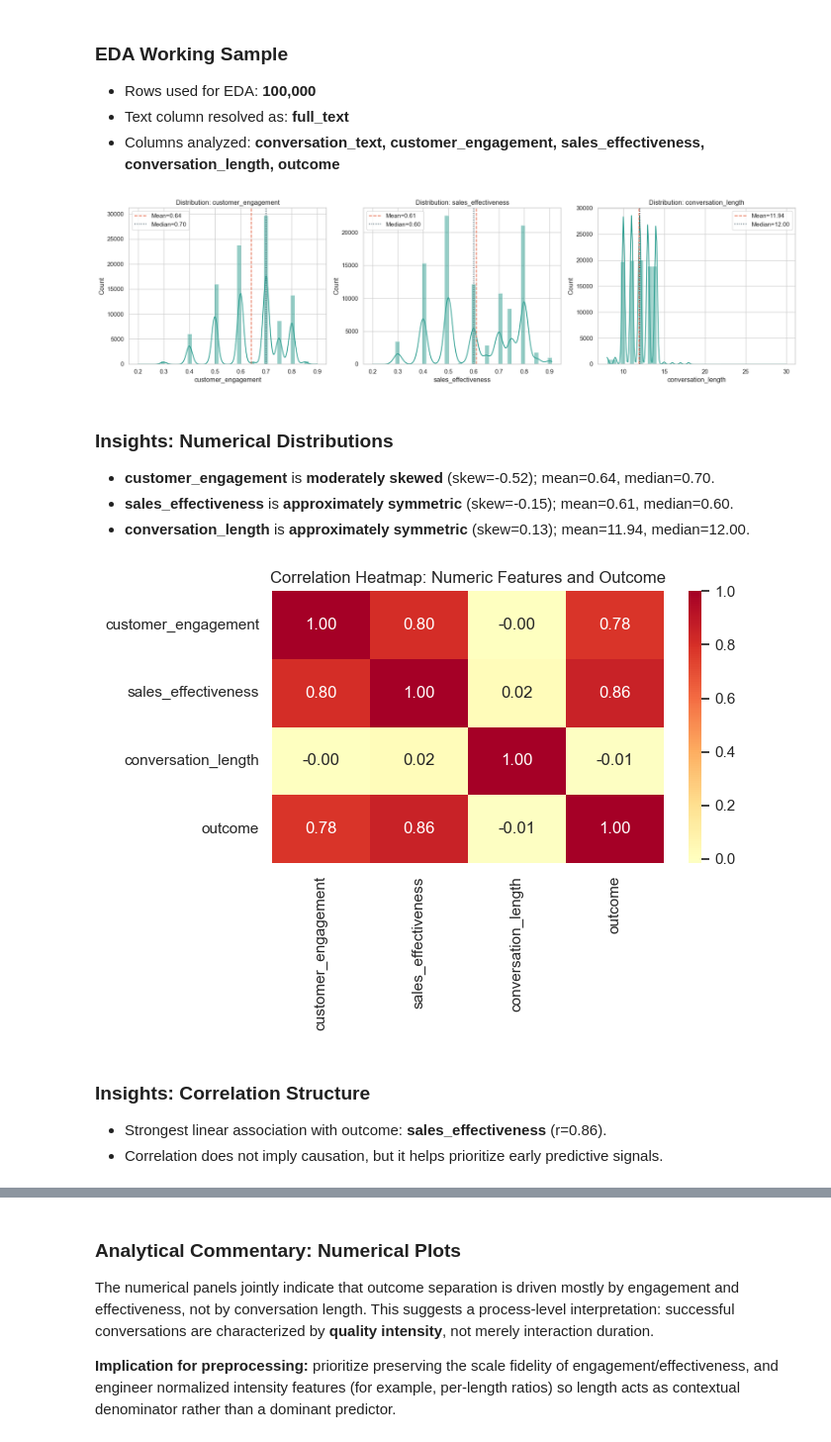
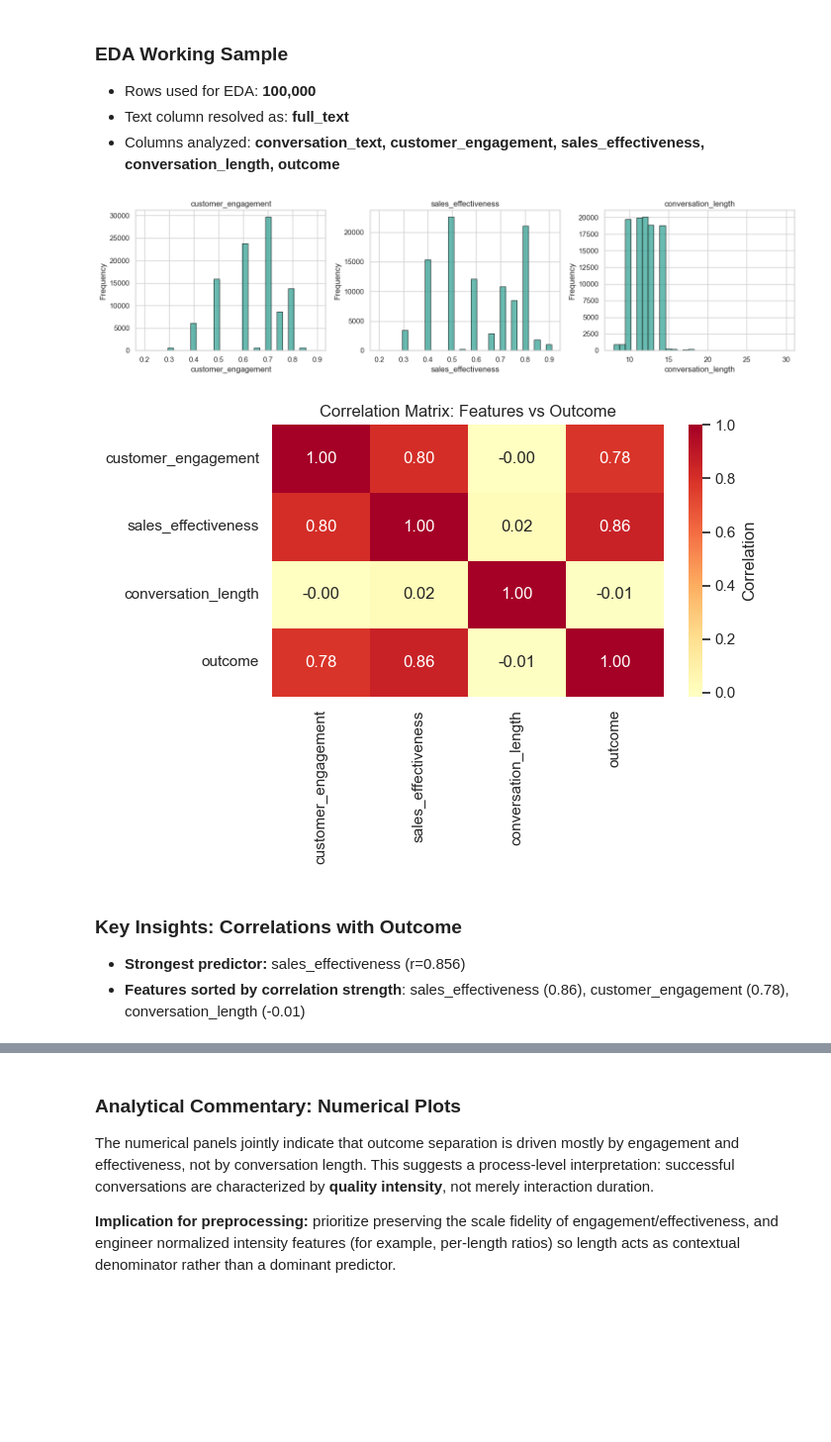
Before and after one commit to bhavanishanker-png/predictive-sales-analytics-engine, a Jupyter notebook: notebooks/02_eda_preparation.ipynb, the cells around one changed output, grey strips where cells are left out. Shown at 99% size. Saved outputs shown, nothing was run; the diff lists cells and outputs as text; code cells hidden in the pictures; blank space fills up the shorter version.

```diff
--- a/notebooks/02_eda_preparation.ipynb
+++ b/notebooks/02_eda_preparation.ipynb
@@ -657,84 +207,57 @@ display(Markdown(
 - Text column resolved as: **full_text**
 - Columns analyzed: **conversation_text, customer_engagement, sales_effectiveness, conversation_length, outcome**
 # %%
-# 1) Numerical feature analysis: distributions, correlations, and feature-vs-outcome behavior.
-fig, axes = plt.subplots(1, len(numeric_cols), figsize=(6 * len(numeric_cols), 5))
+# 1) Simple numerical feature analysis: distributions, correlations, and class comparison
+
+# Simple histograms for each numeric feature
+fig, axes = plt.subplots(1, len(numeric_cols), figsize=(5 * len(numeric_cols), 4))
 if len(numeric_cols) == 1:
     axes = [axes]
 
-distribution_insights = []
 for ax, col in zip(axes, numeric_cols):
-    sns.histplot(eda_df[col], kde=True, ax=ax, color="#2a9d8f", bins=40)
-    mean_val = eda_df[col].mean()
-    median_val = eda_df[col].median()
-    skew_val = eda_df[col].skew()
-
-    ax.axvline(mean_val, color="#e76f51", linestyle="--", label=f"Mean={mean_val:.2f}")
-    ax.axvline(median_val, color="#264653", linestyle=":", label=f"Median={median_val:.2f}")
-    ax.set_title(f"Distribution: {col}")
-    ax.legend()
-
-    skew_type = "highly skewed" if abs(skew_val) >= 1 else "moderately skewed" if abs(skew_val) >= 0.5 else "approximately symmetric"
-    distribution_insights.append(
-        f"- **{col}** is **{skew_type}** (skew={skew_val:.2f}); mean={mean_val:.2f}, median={median_val:.2f}."
-    )
+    ax.hist(eda_df[col], bins=30, color="#2a9d8f", alpha=0.7, edgecolor='black')
+    ax.set_title(f"{col}")
+    ax.set_xlabel(col)
+    ax.set_ylabel("Frequency")
 
 plt.tight_layout()
 plt.show()
 
-display(Markdown("### Insights: Numerical Distributions\n" + "\n".join(distribution_insights)))
-
-# Correlation heatmap among numeric features and outcome.
+# Correlation heatmap
 corr_matrix = eda_df[numeric_cols + ["outcome"]].corr(numeric_only=True)
 plt.figure(figsize=(7, 5))
-sns.heatmap(corr_matrix, annot=True, fmt=".2f", cmap="RdYlBu_r", center=0)
-plt.title("Correlation Heatmap: Numeric Features and Outcome")
+sns.heatmap(corr_matrix, annot=True, fmt=".2f", cmap="RdYlBu_r", center=0, cbar_kws={"label": "Correlation"})
+plt.title("Correlation Matrix: Features vs Outcome")
 plt.tight_layout()
 plt.show()
 
 corr_with_target = corr_matrix["outcome"].drop("outcome").sort_values(ascending=False)
-strongest_feature = corr_with_target.index[0]
-strongest_value = corr_with_target.iloc[0]
-
 display(Markdown(
-    "### Insights: Correlation Structure\n"
-    f"- Strongest linear association with outcome: **{strongest_feature}** (r={strongest_value:.2f}).\n"
-    "- Correlation does not imply causation, but it helps prioritize early predictive signals."
+    "### Key Insights: Correlations with Outcome\n"
+    f"- **Strongest predictor:** {corr_with_target.index[0]} (r={corr_with_target.iloc[0]:.3f})\n"
+    f"- **Features sorted by correlation strength**: {', '.join([f'{col} ({val:.2f})' for col, val in corr_with_target.items()])}"
 ))
 
-# Compare each numerical feature vs outcome using boxplots.
-fig, axes = plt.subplots(1, len(numeric_cols), figsize=(6 * len(numeric_cols), 5))
+# Feature comparison by outcome (boxplots)
+fig, axes = plt.subplots(1, len(numeric_cols), figsize=(5 * len(numeric_cols), 4))
 if len(numeric_cols) == 1:
     axes = [axes]
 
-feature_vs_outcome_notes = []
 for ax, col in zip(axes, numeric_cols):
-    sns.boxplot(data=eda_df, x="outcome_label", y=col, ax=ax, palette=["#f4a261", "#2a9d8f"])
-    ax.set_title(f"{col} vs Outcome")
-
-    won_vals = eda_df.loc[eda_df["outcome"] == 1, col]
-    lost_vals = eda_df.loc[eda_df["outcome"] == 0, col]
-    mean_diff = won_vals.mean() - lost_vals.mean()
-    pooled_std = np.sqrt((won_vals.var() + lost_vals.var()) / 2) if (won_vals.var() + lost_vals.var()) > 0 else np.nan
-    effect_size = mean_diff / pooled_std if pooled_std and not np.isnan(pooled_std) else np.nan
-
-    feature_vs_outcome_notes.append(
-        f"- **{col}** mean difference (Won-Lost) = **{mean_diff:.2f}**, effect size \(d\) = **{effect_size:.2f}**."
-    )
+    sns.boxplot(data=eda_df, x="outcome_label", y=col, ax=ax, palette=["#e76f51", "#2a9d8f"])
+    ax.set_title(f"{col} by Outcome")
+    ax.set_xlabel("Outcome")
+    ax.set_ylabel(col)
 
 plt.tight_layout()
 plt.show()
 
-display(Markdown("### Insights: Feature vs Outcome\n" + "\n".join(feature_vs_outcome_notes)))
+display(Markdown("### Observation: Won vs Lost Conversations\n- Boxplots show distribution differences between winning and losing conversations for each feature."))
 # %% [output]
-[figure, old version]
+[figure, new version]
+[figure, new version]
-### Insights: Numerical Distributions
-- **customer_engagement** is **moderately skewed** (skew=-0.52); mean=0.64, median=0.70.
-- **sales_effectiveness** is **approximately symmetric** (skew=-0.15); mean=0.61, median=0.60.
-- **conversation_length** is **approximately symmetric** (skew=0.13); mean=11.94, median=12.00.
+### Key Insights: Correlations with Outcome
+- **Strongest predictor:** sales_effectiveness (r=0.856)
+- **Features sorted by correlation strength**: sales_effectiveness (0.86), customer_engagement (0.78), conversation_length (-0.01)
-[figure, old version]
-### Insights: Correlation Structure
-- Strongest linear association with outcome: **sales_effectiveness** (r=0.86).
-- Correlation does not imply causation, but it helps prioritize early predictive signals.
 Passing `palette` without assigning `hue` is deprecated and will be removed in v0.14.0. Assign the `x` variable to `hue` and set `legend=False` for the same effect.
 
```
Also changed, not shown: parts of 10 cells of this notebook, 21 other files.
